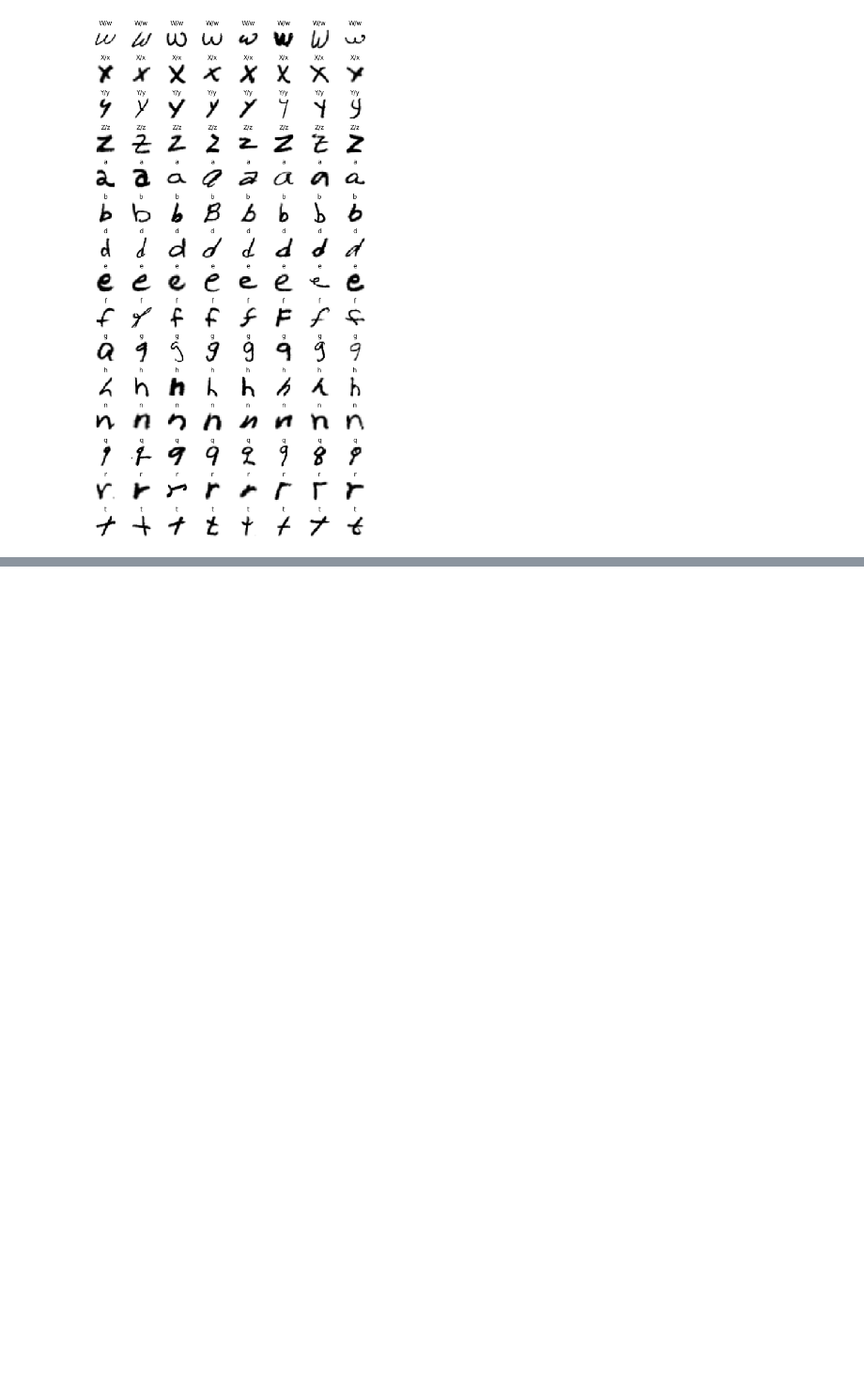
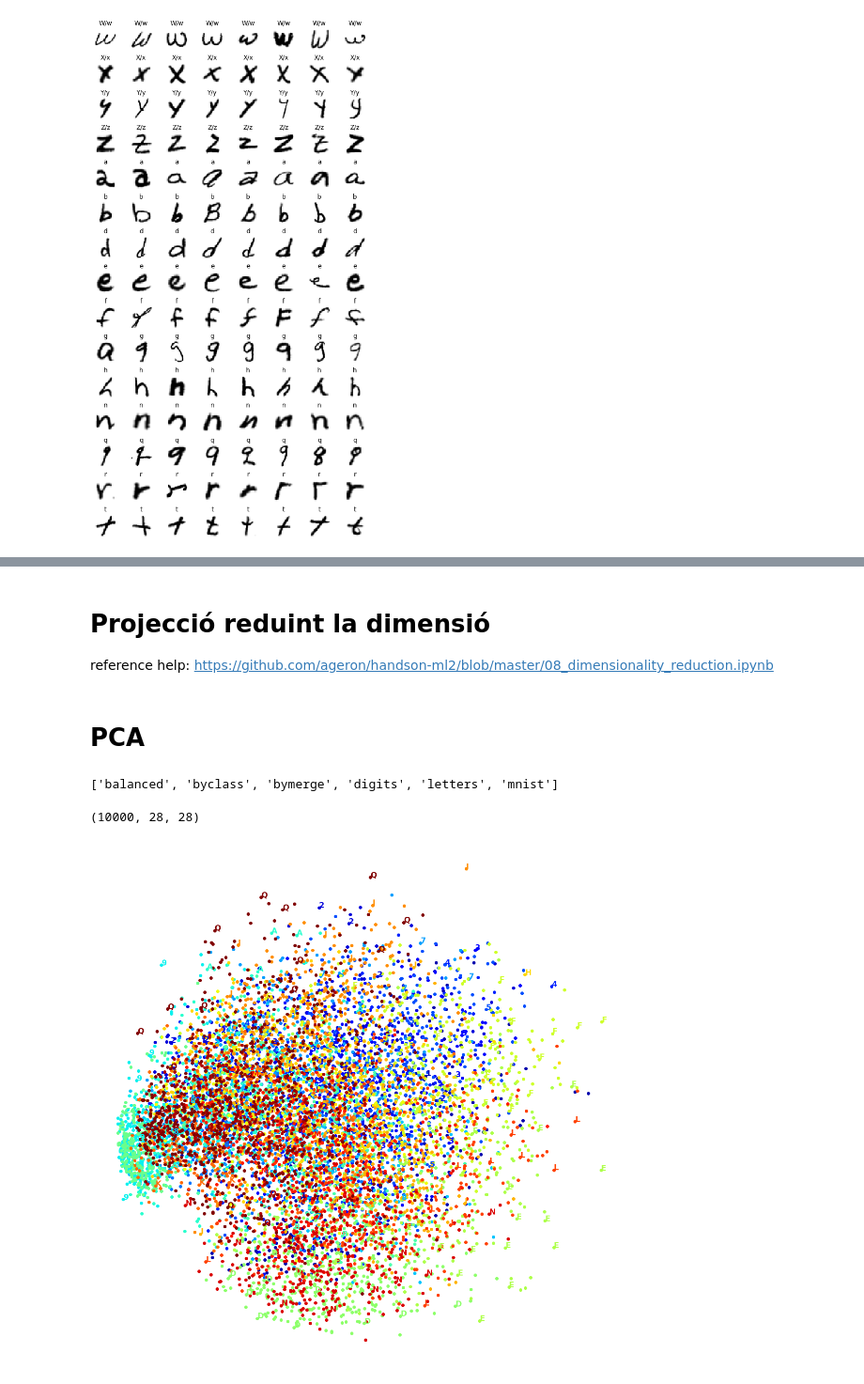
Before and after one commit to cesc1/TFG, a Jupyter notebook: code/emnist_analisis.ipynb, the cells around one changed output, grey strips where cells are left out. Shown at 94% size. Cells and saved outputs as stored; diff of their text form; code cells hidden in the pictures; blank space fills up the shorter version.

```diff
--- a/code/emnist_analisis.ipynb
+++ b/code/emnist_analisis.ipynb
@@ -192,0 +239,56 @@ plot_images(img_order[(16*8*2):], labels[(16*8*2):], rows = 15, cols = 8, tipus
+# %% [markdown]
+# Projecció reduint la dimensió
+
+reference help: https://github.com/ageron/handson-ml2/blob/master/08_dimensionality_reduction.ipynb
+# %% [markdown]
+# PCA
+# %%
+from sklearn.preprocessing import MinMaxScaler
+from matplotlib.offsetbox import AnnotationBbox, OffsetImage
+
+def plot_digits(X, y, min_distance = 0.05, images = None, figsize = (13, 10), tipus = "balanced"):
+    X_normalized = MinMaxScaler().fit_transform(X)
+    labels = np.unique(y)
+    k = len(labels)
+    neighbors = np.array([[k, k]])
+
+    plt.figure(figsize = figsize)
+    cmap = mpl.cm.get_cmap("jet")
+    for label in labels:
+        plt.scatter(X_normalized[y == label, 0], X_normalized[y == label, 1], c = [cmap(label / (k - 1))])
+    plt.axis("off")
+    ax = plt.gcf().gca()
+    for index, image_coord in enumerate(X_normalized):
+        closest_distance = np.linalg.norm(neighbors - image_coord, axis = 1).min()
+        if closest_distance > min_distance:
+            neighbors = np.r_[neighbors, [image_coord]]
+            if images is None:
+                plt.text(image_coord[0], image_coord[1], label_to_letter(y[index], tipus = tipus),
+                color = cmap(y[index] / (k - 1)), fontdict = {"weight": "bold", "size" : 16})
+            else:
+                image = images[index].reshape(28, 28)
+                imagebox = AnnotationBbox(OffsetImage(image, cmap = "binary"), image_coord)
+                ax.add_artist(imagebox)
+# %%
+print(list_datasets())
+tipus = "balanced"
+
+X_full_train, y_full_train = extract_training_samples(tipus)
+X_test, y_test = extract_test_samples(tipus)
+
+X_train, X_val, y_train, y_val = train_test_split(X_full_train, y_full_train, test_size = 0.1, random_state = 123)
+# del X_full_train, y_full_train # Free memory
+
+X_visual = X_train[:10000]
+y_visual = y_train[:10000]
+X_visual.shape
+# %% [output]
+['balanced', 'byclass', 'bymerge', 'digits', 'letters', 'mnist']
+(10000, 28, 28)
+# %%
+from sklearn.decomposition import PCA
+
+X_pca_reduced = PCA(n_components = 2, random_state = 123).fit_transform(flatten(X_visual))
+plot_digits(X_pca_reduced, y_visual, tipus = "digits", figsize = (20, 20))
+# %% [output]
+[figure, added]
```
Also changed, not shown: parts of 10 cells of this notebook, 6 other files.
